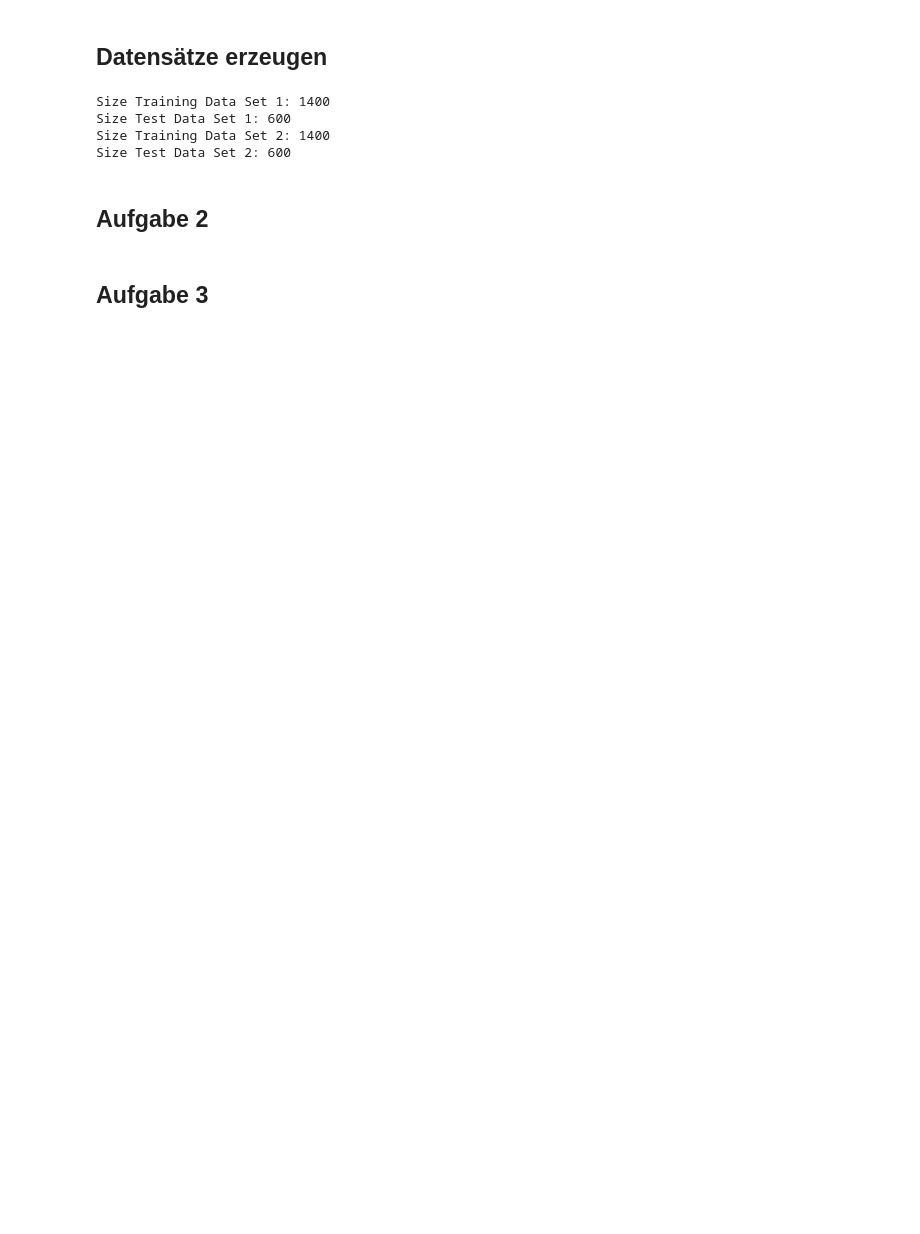
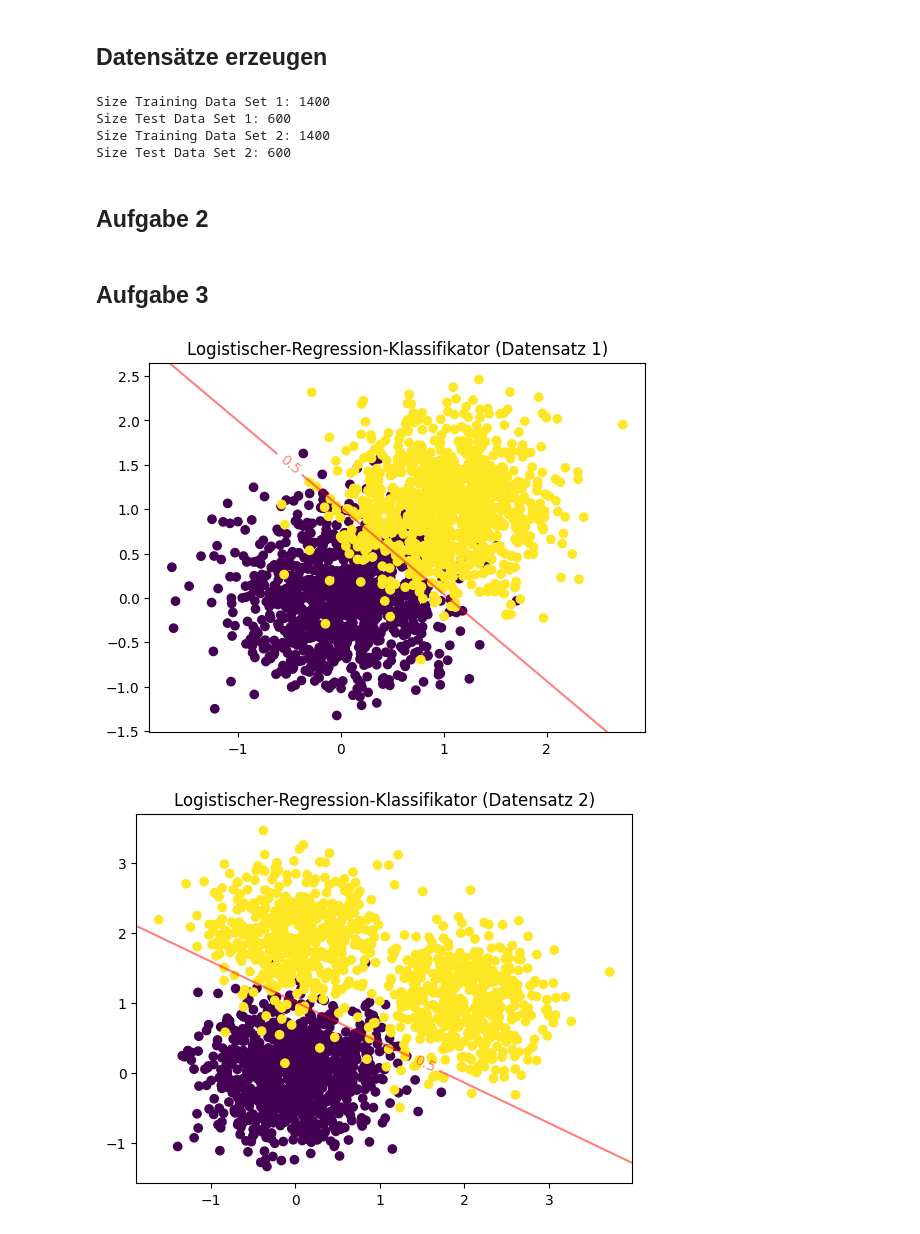
Before and after one commit to simonsymhoven/pattern-matching-machine-learning, a Jupyter notebook: blatt-2/gruppe-1-abgabe-blatt-2/aufgabe-2-3.ipynb, the cells around one changed output. Saved outputs shown, nothing was run; the diff lists cells and outputs as text; code cells hidden in the pictures; blank space fills up the shorter version.

```diff
--- a/blatt-2/gruppe-1-abgabe-blatt-2/aufgabe-2-3.ipynb
+++ b/blatt-2/gruppe-1-abgabe-blatt-2/aufgabe-2-3.ipynb
@@ -75,3 +77,49 @@ Size Test Data Set 2: 600
 ## Aufgabe 2
 # %% [markdown]
 ## Aufgabe 3
+# %%
+# Trainieren und Plotten des ersten Klassifikators
+clf1 = LogisticRegression()
+clf1.fit(x_train_set1, y_train_set1)
+
+plt.figure()
+plt.scatter(x_set1[:, 0], x_set1[:, 1], c=y_set1)
+
+ax = plt.gca()
+xlim = ax.get_xlim()
+ylim = ax.get_ylim()
+
+xx, yy = np.meshgrid(np.linspace(xlim[0], xlim[1], 100),
+                     np.linspace(ylim[0], ylim[1], 100))
+Z = clf1.predict_proba(np.c_[xx.ravel(), yy.ravel()])[:, 1]
+Z = Z.reshape(xx.shape)
+
+cs = ax.contour(xx, yy, Z, levels=[0.5], colors='red', alpha=0.5)
+ax.clabel(cs, inline=1, fontsize=10)
+
+plt.title('Logistischer-Regression-Klassifikator (Datensatz 1)')
+plt.show()
+
+# Trainieren und Plotten des zweiten Klassifikators
+clf2 = LogisticRegression()
+clf2.fit(x_train_set2, y_train_set2)
+
+plt.figure()
+plt.scatter(x_set2[:, 0], x_set2[:, 1], c=y_set2)
+ax = plt.gca()
+xlim = ax.get_xlim()
+ylim = ax.get_ylim()
+
+xx, yy = np.meshgrid(np.linspace(xlim[0], xlim[1], 100),
+                     np.linspace(ylim[0], ylim[1], 100))
+Z = clf2.predict_proba(np.c_[xx.ravel(), yy.ravel()])[:, 1]
+Z = Z.reshape(xx.shape)
+
+cs = ax.contour(xx, yy, Z, levels=[0.5], colors='red', alpha=0.5)
+ax.clabel(cs, inline=1, fontsize=10)
+
+plt.title('Logistischer-Regression-Klassifikator (Datensatz 2)')
+plt.show()
+# %% [output]
+[figure, added]
+[figure, added]
```
Also changed, not shown: parts of 7 cells of this notebook.
